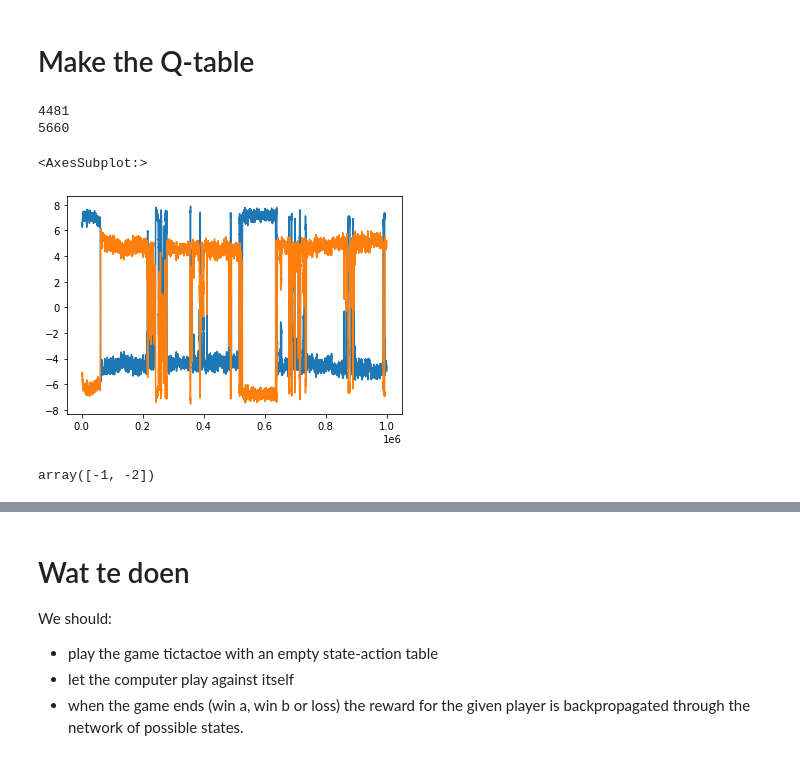
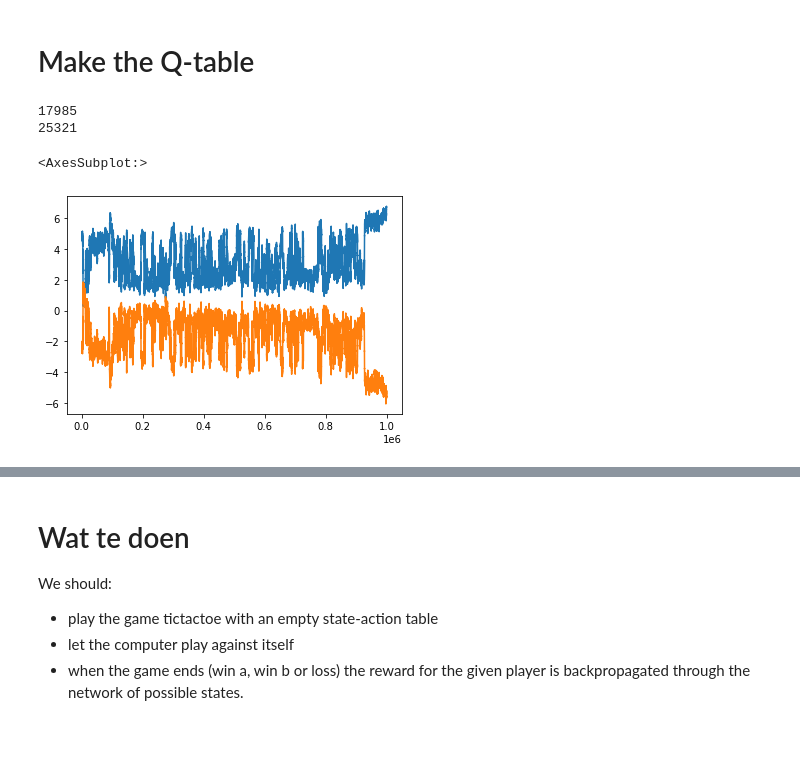
Before and after one commit to PaulHiemstra/ideas, a Jupyter notebook: tictactoe_graph/tactoe_rl.ipynb, the cells around one changed output, grey strips where cells are left out. Drawn from its saved outputs; the diff is of its cells as text; code cells hidden in the pictures.

```diff
--- a/tictactoe_graph/tactoe_rl.ipynb
+++ b/tictactoe_graph/tactoe_rl.ipynb
@@ -107,9 +107,6 @@ class Player:
     def make_move(self, game, opponent_qtable, verbose=False):
         if game.is_endstate():
             # If the game is done by the time we get to make a move, simply skip this step
-            # TODO: This ensures that there is no negative penalty for losing. Would be nice to add the option to
-            #       look back at the previous move we made just before losing. That would get the negative reward.
-            #       But for now, let's look how far we get.
             return game
         # Make a choice what move to take next
         possible_moves = game.get_possible_next_moves()
@@ -128,6 +125,8 @@ class Player:
             new_state, reward = game.make_move(self.id, random.choice(possible_moves))   # Random choice
         else:  # Exploit our qtable
             new_state, reward = game.make_move(self.id, keywithmaxval(self.qtable[current_state])[-1])   # Optimal choice
+        if self.epsilon == 0:    # If we set epsilon to 0, we only want to play. No updating needed.
+            return game
 
         # Update the qtable
         # Example qtable entry
@@ -170,27 +169,22 @@ def play_tictactoe(no_episodes, player1, player2, verbose=False):
 # %%
 player1 = Player(1,
                  alpha = 0.3,
                  gamma = 0.5,
-                 epsilon = 0.1)
+                 epsilon = 0.3)
 player2 = Player(-1,
                  alpha = 0.3,
                  gamma = 0.5,
-                 epsilon = 0.1)
+                 epsilon = 0.3)
 
 # Training the policy
 player1, player2, p1_rewards, p2_rewards = play_tictactoe(1000000, player1, player2, verbose=False)
 print('\n')
 print(len(player1.get_qtable()))
 print(len(player2.get_qtable()))
 pd.Series(p1_rewards).rolling(1000).mean().plot()
 pd.Series(p2_rewards).rolling(1000).mean().plot()
 # %% [output]
-4481
-5660
+17985
+25321
 <AxesSubplot:>
-[figure, old version]
+[figure, new version]
-# %%
-d = {'a': 1, 'b': 2}
--np.array(list(d.values()))
-# %% [output]
-array([-1, -2])
```
Also changed, not shown: parts of 5 cells of this notebook, 1 other file.
